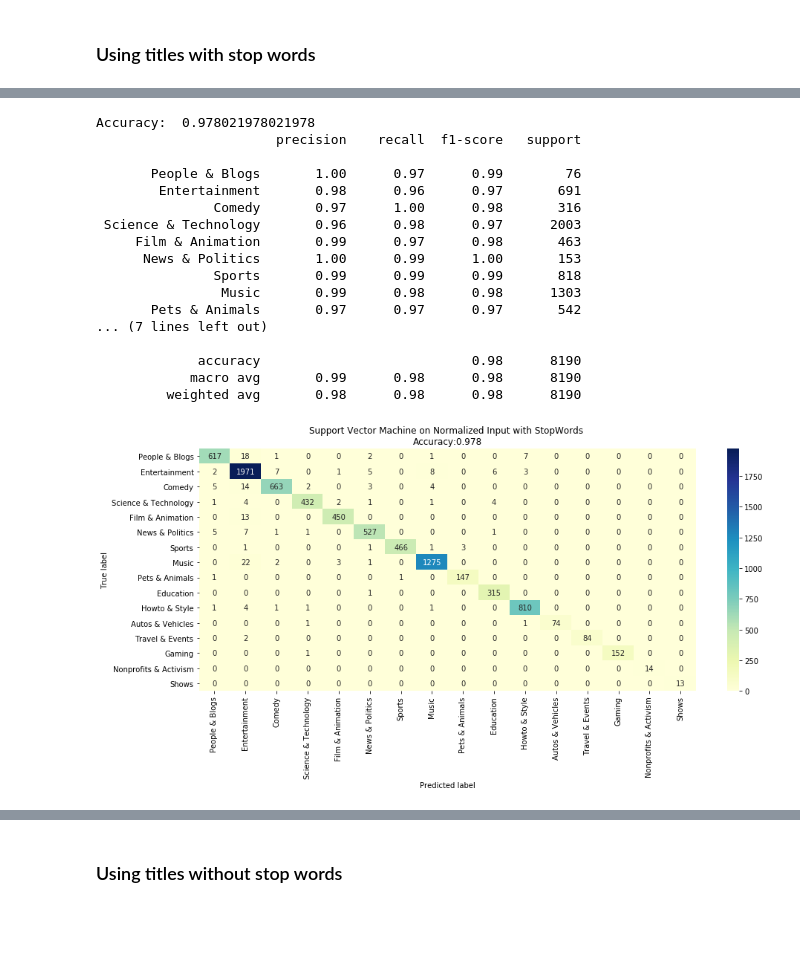
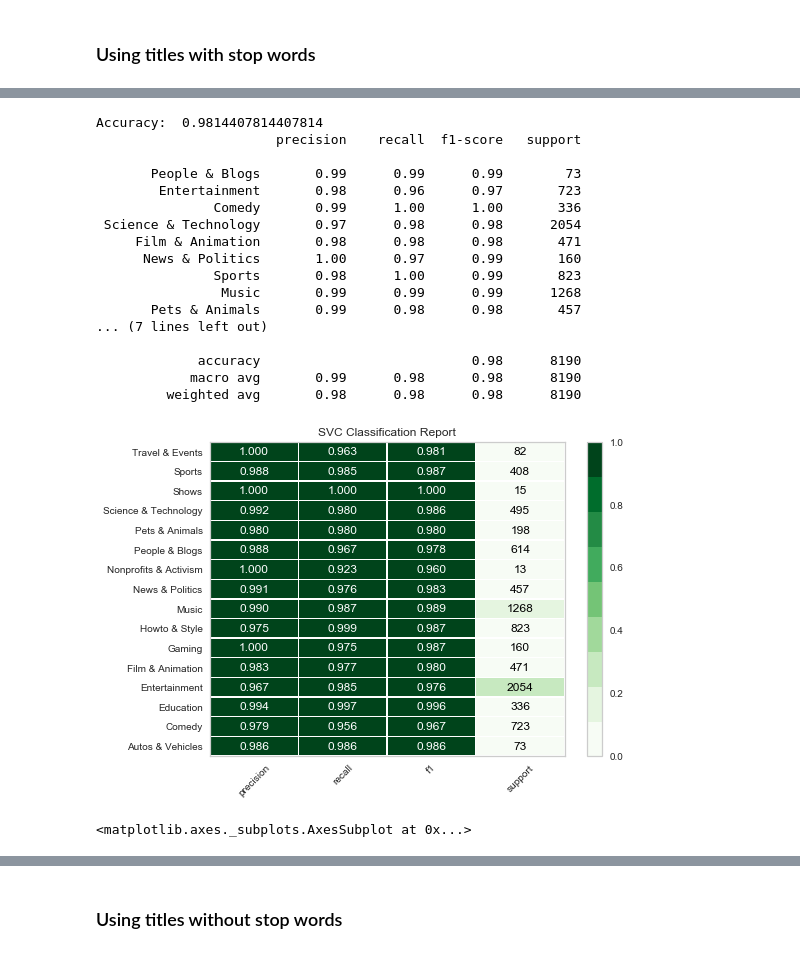
Before and after one commit to loc-vu/yt-trends, a Jupyter notebook: SVM Model.ipynb, the cells around one changed output, grey strips where cells are left out. Saved outputs shown, nothing was run; the diff lists cells and outputs as text; code cells hidden in the pictures; blank space fills up the shorter version.

```diff
--- a/SVM Model.ipynb
+++ b/SVM Model.ipynb
@@ -197,37 +212,32 @@ plt.show()
 # %%
 svm_tfidf = SVC(kernel='linear').fit(x_trained_tfidf_vector, y_train)
 svm_pred_tfidf = svm_tfidf.predict(x_test_tfidf_vector)
 
 tfidf_accuracy_stop = accuracy_score(y_test, svm_pred_tfidf)
 print("Accuracy: ", tfidf_accuracy_stop)
 print(metrics.classification_report(y_test, svm_pred_tfidf, target_names=target_names))
+
+visualizer = ClassificationReport(svm_tfidf, support=True, cmap='Greens')
+visualizer.fit(x_trained_tfidf_vector, y_train)
+visualizer.score(x_test_tfidf_vector, y_test)
+visualizer.show()
 # %% [output]
-Accuracy:  0.978021978021978
+Accuracy:  0.9814407814407814
                        precision    recall  f1-score   support
 
-       People & Blogs       1.00      0.97      0.99        76
-        Entertainment       0.98      0.96      0.97       691
-               Comedy       0.97      1.00      0.98       316
- Science & Technology       0.96      0.98      0.97      2003
-     Film & Animation       0.99      0.97      0.98       463
-      News & Politics       1.00      0.99      1.00       153
-               Sports       0.99      0.99      0.99       818
-                Music       0.99      0.98      0.98      1303
-       Pets & Animals       0.97      0.97      0.97       542
+       People & Blogs       0.99      0.99      0.99        73
+        Entertainment       0.98      0.96      0.97       723
+               Comedy       0.99      1.00      1.00       336
+ Science & Technology       0.97      0.98      0.98      2054
+     Film & Animation       0.98      0.98      0.98       471
+      News & Politics       1.00      0.97      0.99       160
+               Sports       0.98      1.00      0.99       823
+                Music       0.99      0.99      0.99      1268
+       Pets & Animals       0.99      0.98      0.98       457
 ... (7 lines left out)
 
              accuracy                           0.98      8190
             macro avg       0.99      0.98      0.98      8190
          weighted avg       0.98      0.98      0.98      8190
+[figure, added]
+<matplotlib.axes._subplots.AxesSubplot at 0x...>
-# %%
-conf_matrix = confusion_matrix(y_test, svm_pred_tfidf, labels=target_names)
-conf_df = pd.DataFrame(conf_matrix, index=target_names, columns=target_names)
-
-plt.figure(figsize=(15,6))
-sns.heatmap(conf_df, cmap='YlGnBu', annot=True, fmt='d')
-plt.title('Support Vector Machine on Normalized Input with StopWords \nAccuracy:{0:.3f}'.format(tfidf_accuracy_stop))
-plt.ylabel('True label')
-plt.xlabel('Predicted label')
-plt.show()
-# %% [output]
-[figure, removed]
```
Also changed, not shown: parts of 23 cells of this notebook, 3 other files.
